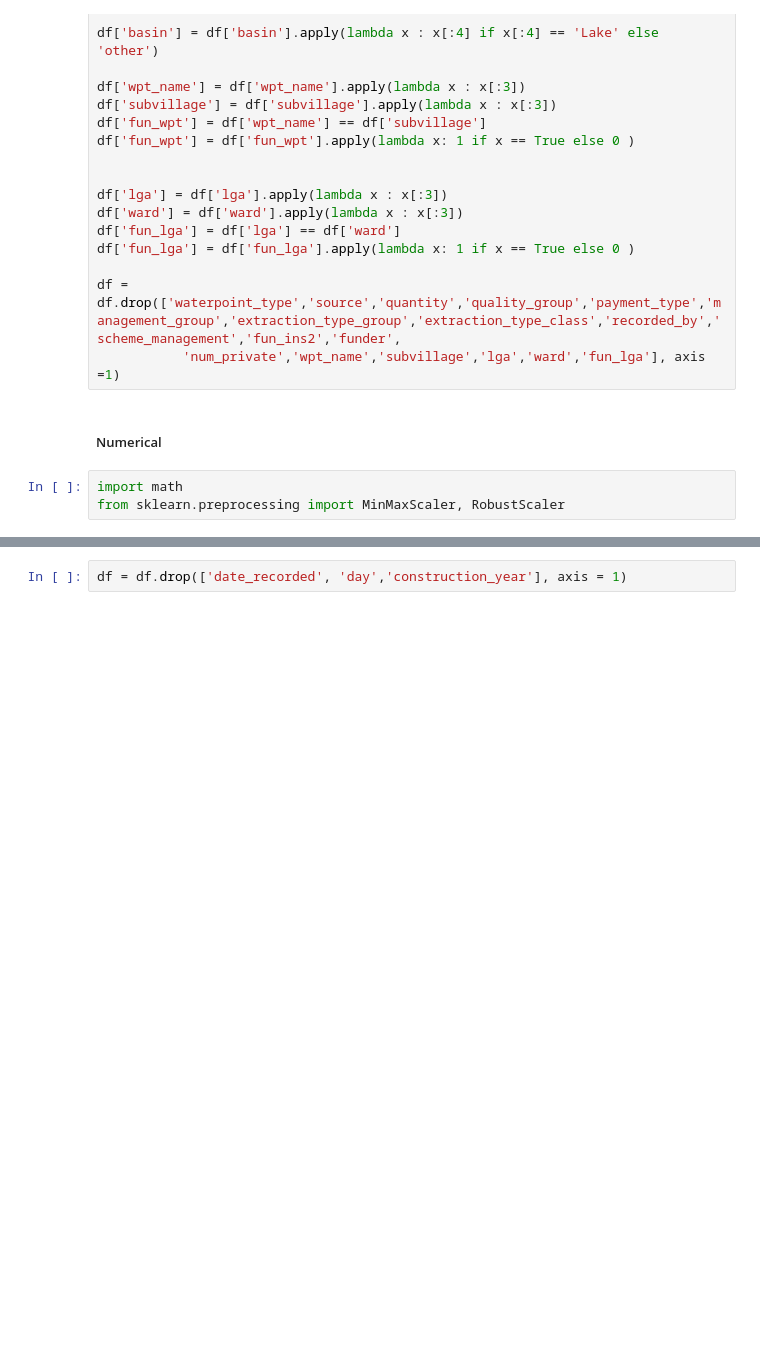
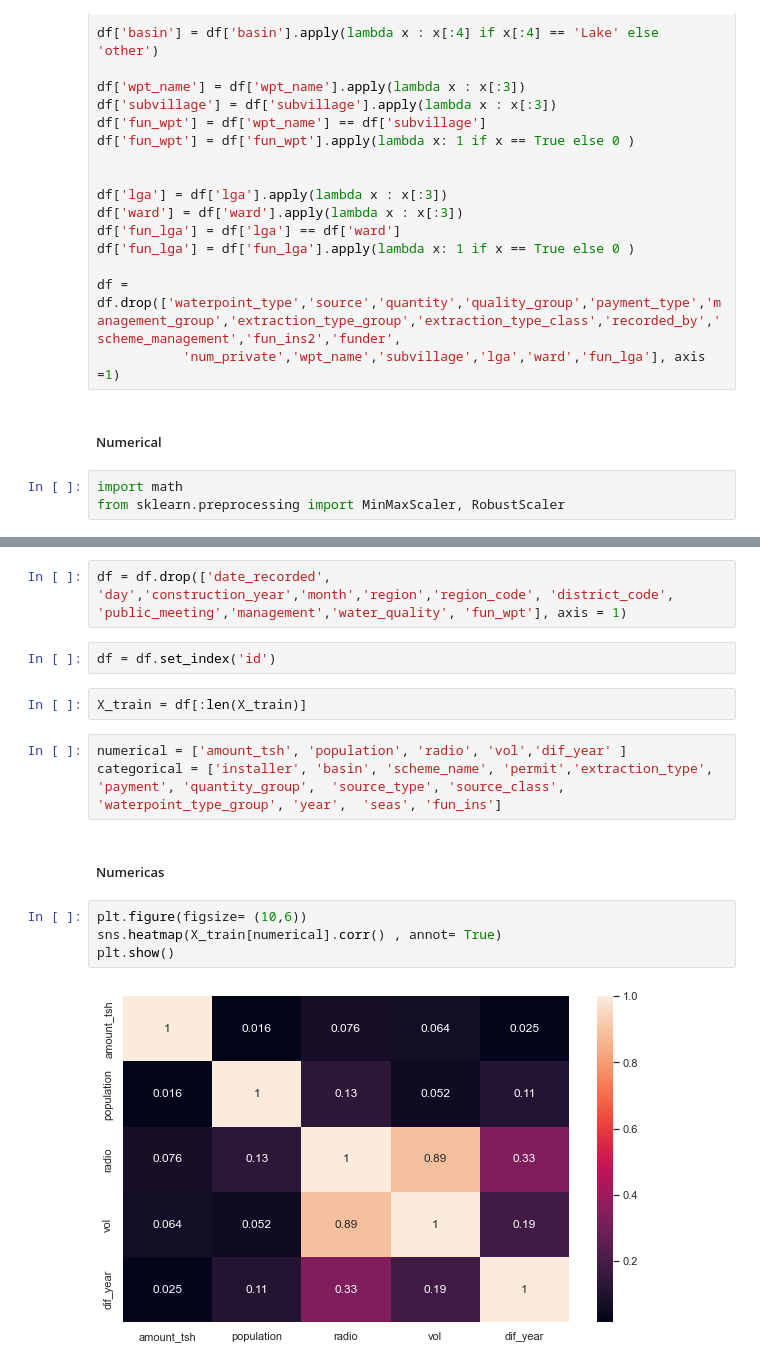
Before and after one commit to bereamanuel/Pump, a Jupyter notebook: jupyter/data.ipynb, the cells around one changed output, grey strips where cells are left out. Drawn from its saved outputs; the diff is of its cells as text; blank space fills up the shorter version.

```diff
--- a/jupyter/data.ipynb
+++ b/jupyter/data.ipynb
@@ -168,2 +175,17 @@ df = df.drop(['gps_height','longitude','latitude'], axis =1)
 # %%
-df = df.drop(['date_recorded', 'day','construction_year'], axis = 1)
+df = df.drop(['date_recorded', 'day','construction_year','month','region','region_code', 'district_code', 'public_meeting','management','water_quality', 'fun_wpt'], axis = 1)
+# %%
+df = df.set_index('id')
+# %%
+X_train = df[:len(X_train)]
+# %%
+numerical = ['amount_tsh', 'population', 'radio', 'vol','dif_year' ]
+categorical = ['installer', 'basin', 'scheme_name', 'permit','extraction_type', 'payment', 'quantity_group',  'source_type', 'source_class', 'waterpoint_type_group', 'year',  'seas', 'fun_ins']
+# %% [markdown]
+##### Numericas
+# %%
+plt.figure(figsize= (10,6))
+sns.heatmap(X_train[numerical].corr() , annot= True)
+plt.show()
+# %% [output]
+[figure, added]
```
Also changed, not shown: parts of 13 cells of this notebook.
